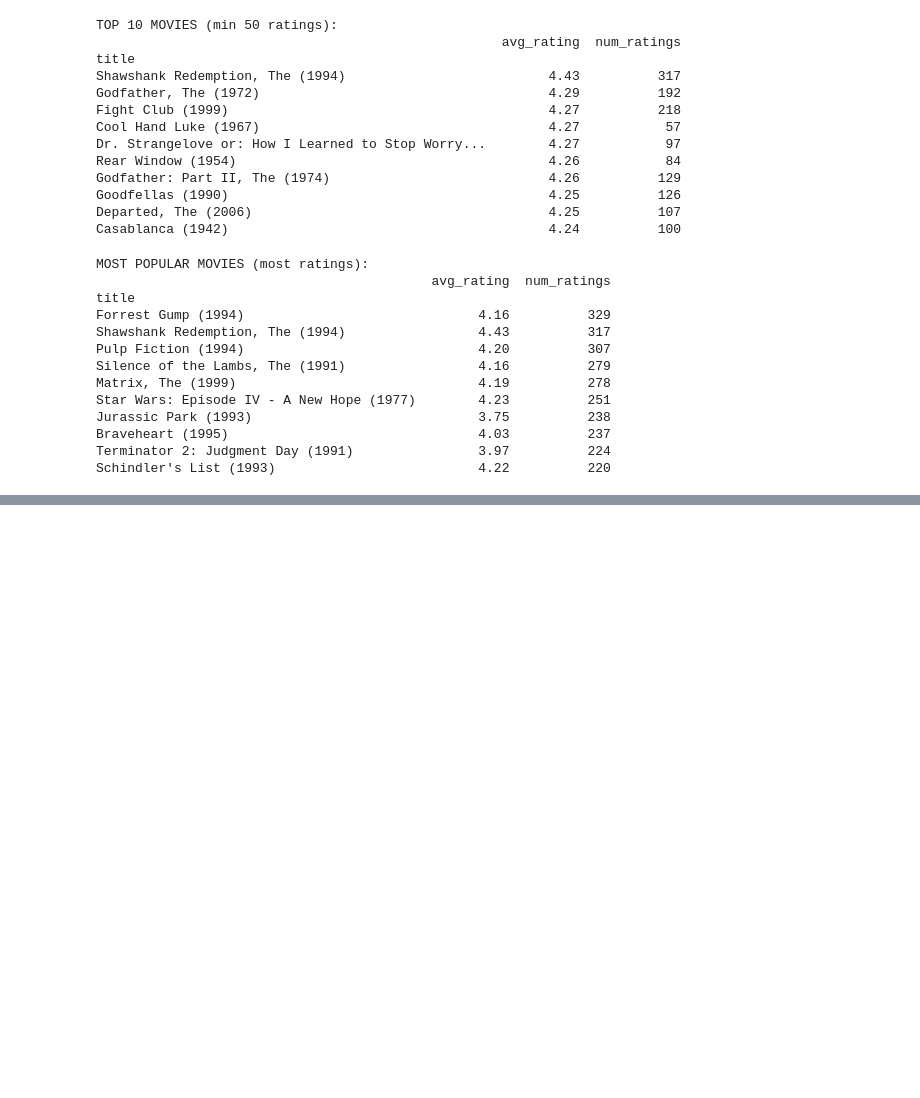
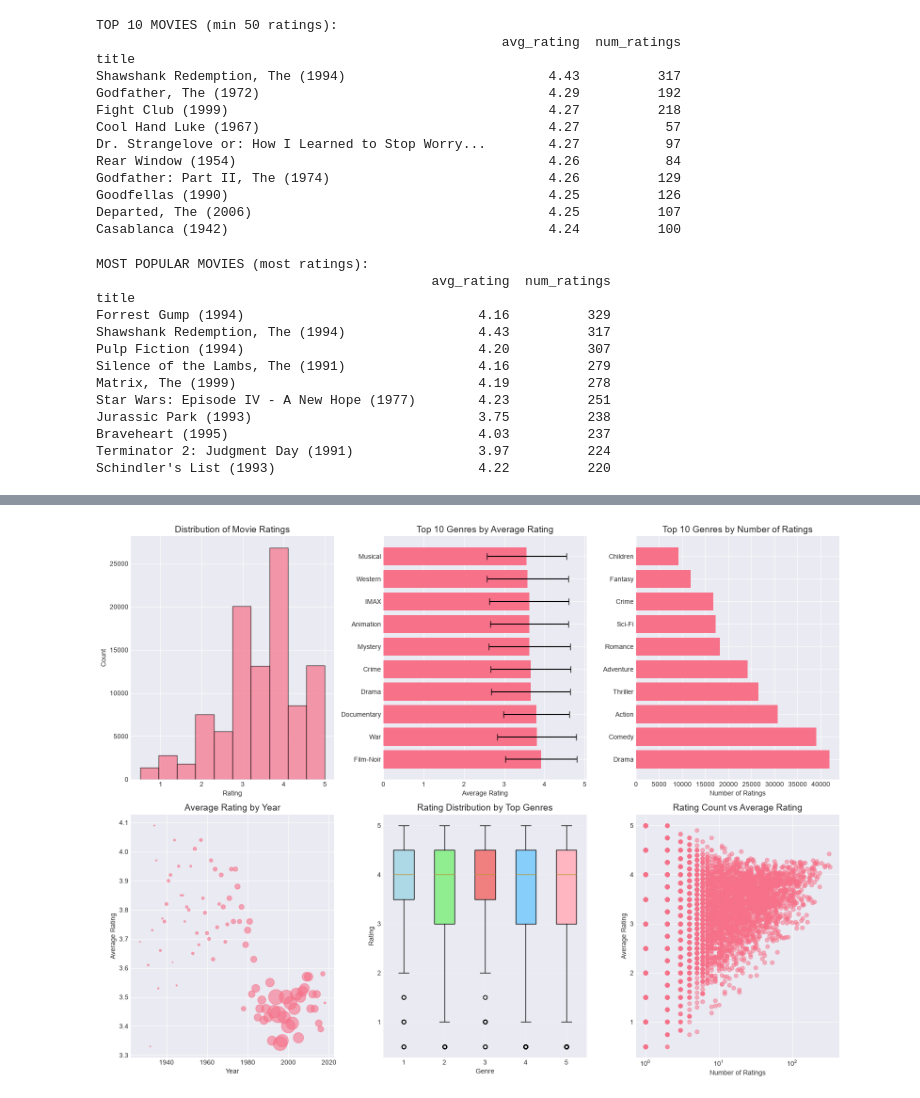
Before and after one commit to InfinitePraveen/Movie-Ratings-EDA, a Jupyter notebook: notebook/Movie-Ratings-EDA.ipynb, the cells around one changed output, grey strips where cells are left out. Cells and saved outputs as stored; diff of their text form; code cells hidden in the pictures; blank space fills up the shorter version.

Commit message:
Visualization Done ✅

```diff
--- a/notebook/Movie-Ratings-EDA.ipynb
+++ b/notebook/Movie-Ratings-EDA.ipynb
@@ -317,0 +323,67 @@ Schindler's List (1993)                          4.22          220
+# %%
+# Create a figure with subplots
+fig = plt.figure(figsize=(16, 12))
+
+# 1. Rating Distribution
+ax1 = plt.subplot(2, 3, 1)
+df['rating'].hist(bins=10, edgecolor='black', alpha=0.7)
+ax1.set_title('Distribution of Movie Ratings', fontsize=14)
+ax1.set_xlabel('Rating')
+ax1.set_ylabel('Count')
+
+# 2. Genre Average Ratings
+ax2 = plt.subplot(2, 3, 2)
+genre_stats_top = genre_stats.head(10)
+ax2.barh(genre_stats_top.index, genre_stats_top['avg_rating'],
+         xerr=genre_stats_top['std_rating'], capsize=5)
+ax2.set_title('Top 10 Genres by Average Rating', fontsize=14)
+ax2.set_xlabel('Average Rating')
+
+# 3. Genre Popularity
+ax3 = plt.subplot(2, 3, 3)
+genre_counts = df_genres['genres'].value_counts().head(10)
+ax3.barh(genre_counts.index, genre_counts.values)
+ax3.set_title('Top 10 Genres by Number of Ratings', fontsize=14)
+ax3.set_xlabel('Number of Ratings')
+
+# 4. Ratings Over Years
+ax4 = plt.subplot(2, 3, 4)
+years_to_plot = yearly_stats.reset_index()
+ax4.scatter(years_to_plot['year'], years_to_plot['avg_rating'],
+           s=years_to_plot['num_ratings']/10, alpha=0.6)
+ax4.set_title('Average Rating by Year', fontsize=14)
+ax4.set_xlabel('Year')
+ax4.set_ylabel('Average Rating')
+
+# 5. Boxplot of Ratings by Genre (Top 5)
+ax5 = plt.subplot(2, 3, 5)
+# Fix the boxplot section (subplot 5)
+ax5 = plt.subplot(2, 3, 5)
+# Convert top_genres index to a list first
+top_genres_list = genre_stats.head(5).index.tolist()
+# Now this will work properly
+genre_box_data = [df_genres[df_genres['genres'] == g]['rating'] for g in top_genres_list]
+# Create boxplot
+bp = ax5.boxplot(genre_box_data, label=top_genres_list, patch_artist=True)
+# Customize boxplot colors
+colors = ['lightblue', 'lightgreen', 'lightcoral', 'lightskyblue', 'lightpink']
+for patch, color in zip(bp['boxes'], colors):
+    patch.set_facecolor(color)
+ax5.set_title('Rating Distribution by Top Genres', fontsize=14)
+ax5.set_xlabel('Genre')
+ax5.set_ylabel('Rating')
+ax5.grid(True, alpha=0.3)
+
+# 6. Correlation between Rating Count and Average Rating
+ax6 = plt.subplot(2, 3, 6)
+ax6.scatter(movie_stats['num_ratings'], movie_stats['avg_rating'], alpha=0.5)
+ax6.set_xlabel('Number of Ratings')
+ax6.set_ylabel('Average Rating')
+ax6.set_title('Rating Count vs Average Rating', fontsize=14)
+ax6.set_xscale('log')
+
+plt.tight_layout()
+plt.savefig('movie_ratings_analysis.png', dpi=300, bbox_inches='tight')
+plt.show()
+# %% [output]
+[figure, added]
```
Also changed, not shown: parts of 2 cells of this notebook, 1 other file.
